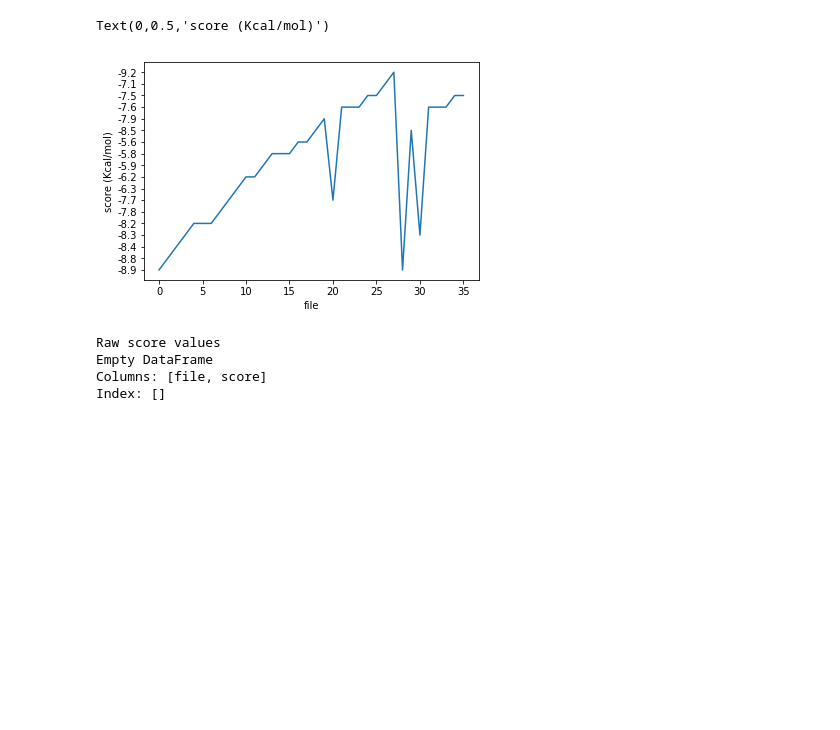
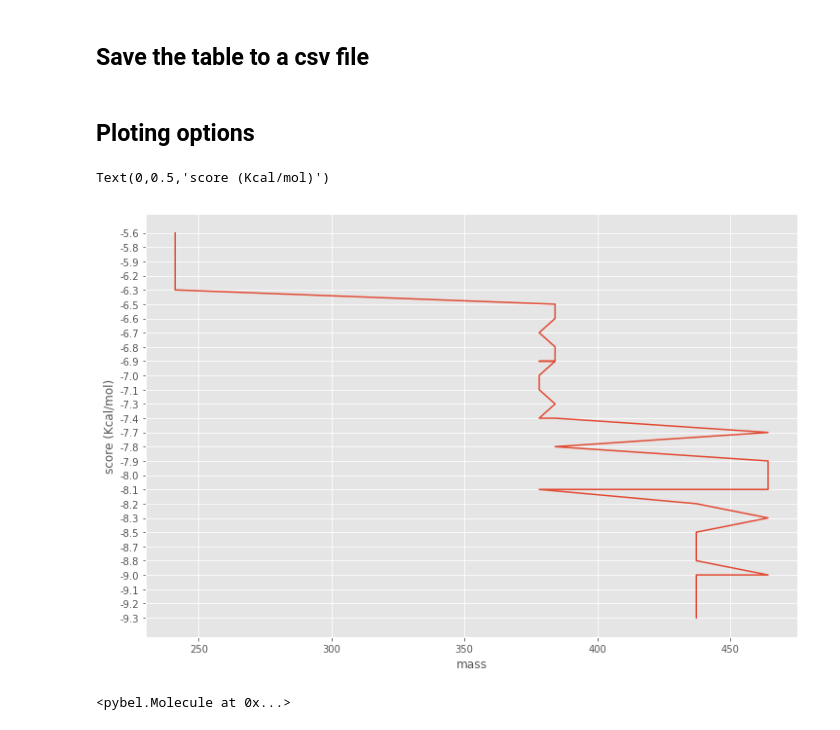
Before and after one commit to AngelRuizMoreno/Docking_analyzer_devel, a Jupyter notebook: Docking_analyzer/Notebooks/Docking_analizer.ipynb, the cells around one changed output. Drawn from its saved outputs; the diff is of its cells as text; code cells hidden in the pictures; blank space fills up the shorter version.

```diff
--- a/Docking_analyzer/Notebooks/Docking_analizer.ipynb
+++ b/Docking_analyzer/Notebooks/Docking_analizer.ipynb
@@ -7,0 +13,7 @@ from matplotlib import pyplot as plt
+# %%
+%matplotlib inline
+%matplotlib notebook
+# Matplotlib options
+%matplotlib inline
+mt.style.use('ggplot')
+pylab.rcParams['figure.figsize'] = 12, 8
@@ -8,8 +22,17 @@ from matplotlib import pyplot as plt
 # %%
-os.chdir ('/home/angel/Desktop/')
+os.chdir ('../Test_files/')
 files=[]
+names =[]
 scores=[]
+mass=[]
+formula=[]
+smiles=[]
 for file in glob.glob("*.pdbqt"):
+    for mol in babel.readfile("pdbqt",file):
+        names.append (mol.title)
+        mass.append (mol.exactmass)
+        formula.append (mol.formula)
+        smiles.append (mol)
     with open(file,'rt') as file:
         for line in file:
             line = line.strip()
@@ -18,9 +41,10 @@ for file in glob.glob("*.pdbqt"):
                 if neg:
                     files.append (file.name)
                     scores.append (neg.group())
-d={'file':pd.Series(files),
-    'score':pd.Series(scores)}
+d={ 'file':pd.Series(files),
+    'score':pd.Series(scores),
+    'compound name':pd.Series(names),
+    'molecular formula': pd.Series (formula),
+    'exact mass': pd.Series (mass),
+    'smiles':pd.Series (smiles)}
 table=pd.DataFrame (d)
-table.to_csv ('no_sorted_scores.csv')
-sort=table.sort_values ('score',ascending=False)
-sort.to_csv ('scores.csv')
@@ -26,0 +71,2 @@ sort.to_csv ('scores.csv')
+# %% [markdown]
+## Save the table to a csv file
@@ -27,29 +77,13 @@ sort.to_csv ('scores.csv')
+# %% [markdown]
+## Ploting options
 # %%
-plt.plot (range(len(files)),scores)
-plt.xlabel('file')
+plt.plot (sort['exact mass'],sort['score'])
+plt.xlabel('mass')
 plt.ylabel ('score (Kcal/mol)')
 # %% [output]
 Text(0,0.5,'score (Kcal/mol)')
-[figure, old version]
+[figure, new version]
-# %%
-os.chdir ('/home/angel/Desktop/') #Path where *.pdbqt output files are located
-files=[]
-scores=[]
-for file in glob.glob('*.mol2'):
-    with open(file,'rt') as file:
-        for line in file:
-            line = line.strip()
-            if "<score>" in line:
-                neg = re.search(r'\d\d.\d\d', line)
-                if neg:
-                    files.append (file.name)
-                    scores.append (neg.group())
-d={'file':pd.Series(files),'score':pd.Series(scores)}
-print ('Raw score values')
-table=pd.DataFrame (d)
-print (table)
-# %% [output]
-Raw score values
-Empty DataFrame
-Columns: [file, score]
-Index: []
+# %%
+table['smiles'][0]
+# %% [output]
+<pybel.Molecule at 0x...>
```
Also changed, not shown: parts of 9 cells of this notebook, 6 other files.
